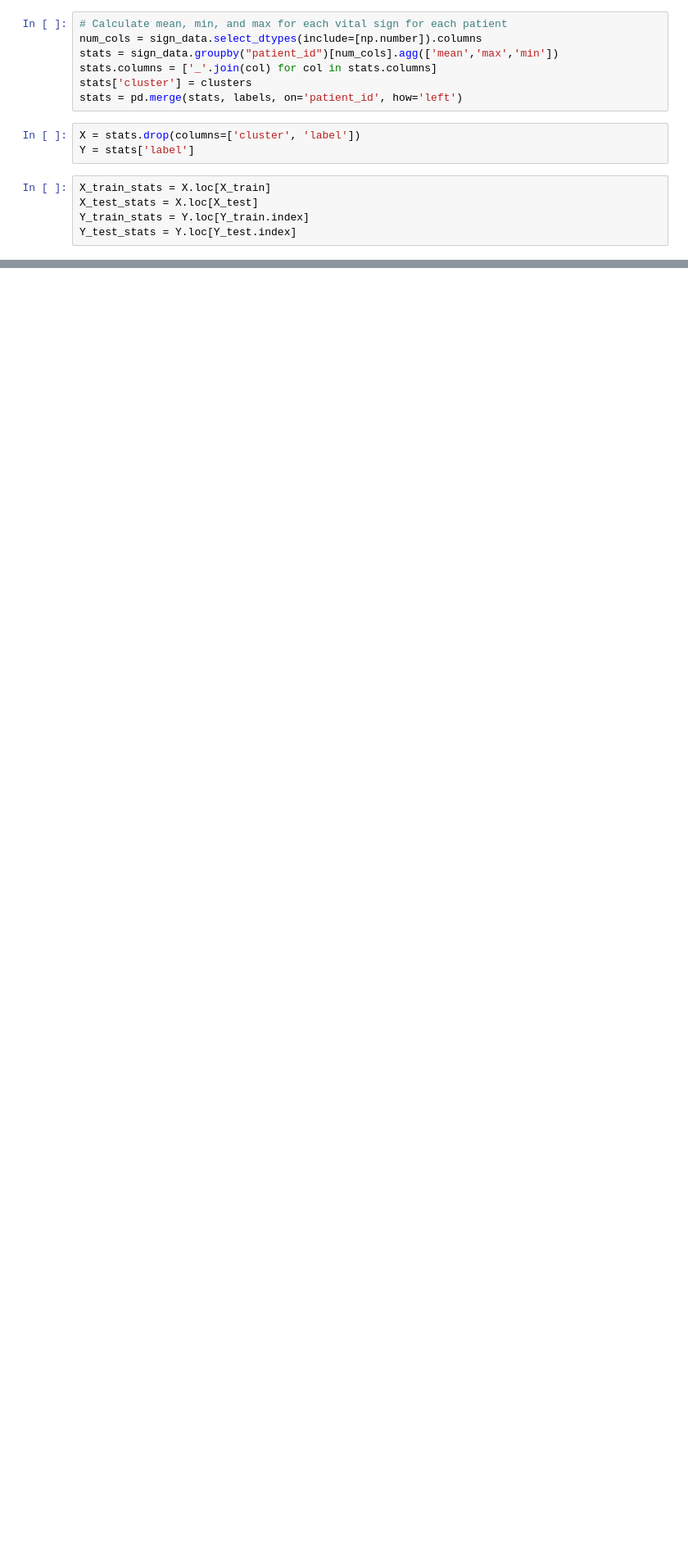
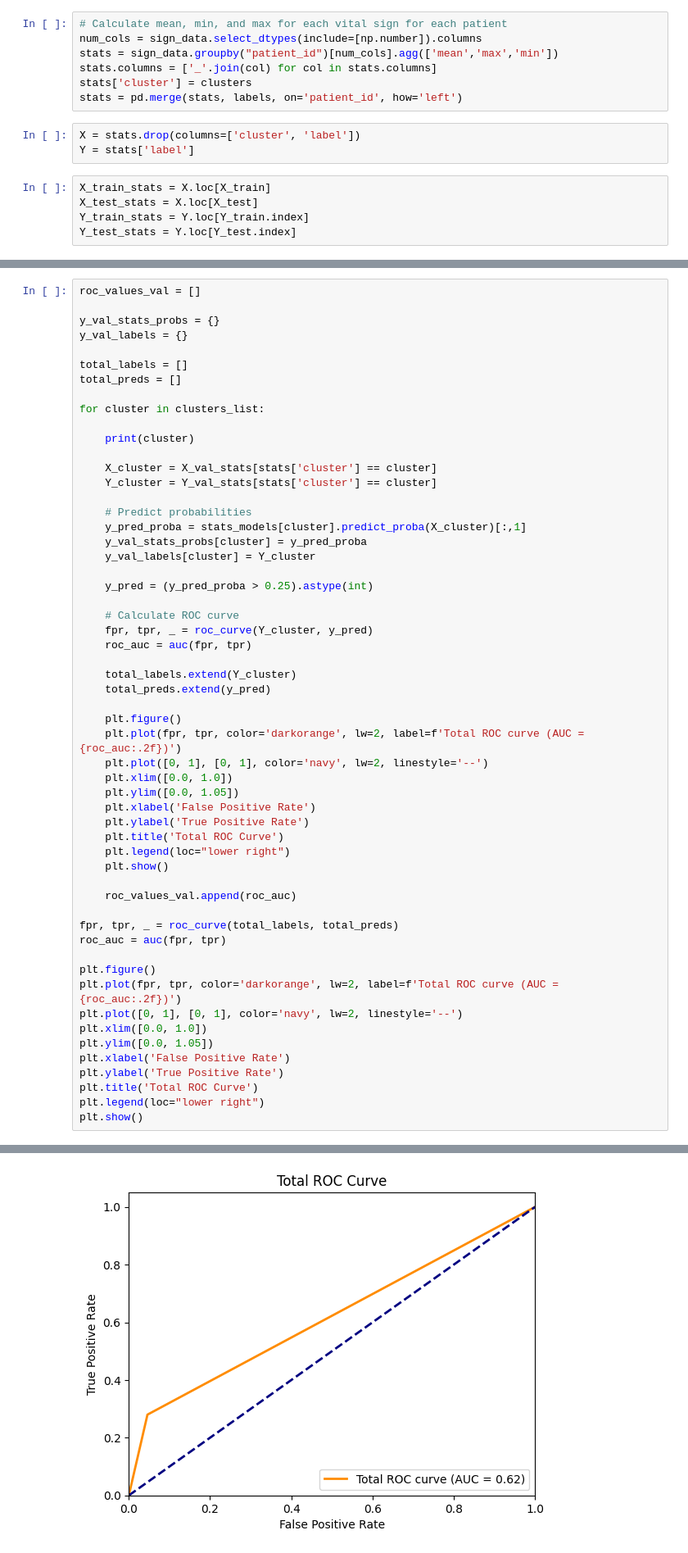
Before and after one commit to StevenEgnaczyk/HealthCarePredictor, a Jupyter notebook: models/radiology.ipynb, the cells around one changed output, grey strips where cells are left out. Shown at 82% size. Drawn from its saved outputs; the diff is of its cells as text; blank space fills up the shorter version.

```diff
--- a/models/radiology.ipynb
+++ b/models/radiology.ipynb
@@ -273,0 +336,57 @@ print(np.average(roc_vals))
+# %%
+roc_values_val = []
+
+y_val_stats_probs = {}
+y_val_labels = {}
+
+total_labels = []
+total_preds = []
+
+for cluster in clusters_list:
+
+    print(cluster)
+
+    X_cluster = X_val_stats[stats['cluster'] == cluster]
+    Y_cluster = Y_val_stats[stats['cluster'] == cluster]
+
+    # Predict probabilities
+    y_pred_proba = stats_models[cluster].predict_proba(X_cluster)[:,1]
+    y_val_stats_probs[cluster] = y_pred_proba
+    y_val_labels[cluster] = Y_cluster
+
+    y_pred = (y_pred_proba > 0.25).astype(int)
+
+    # Calculate ROC curve
+    fpr, tpr, _ = roc_curve(Y_cluster, y_pred)
+    roc_auc = auc(fpr, tpr)
+
+    total_labels.extend(Y_cluster)
+    total_preds.extend(y_pred)
+
+    plt.figure()
+    plt.plot(fpr, tpr, color='darkorange', lw=2, label=f'Total ROC curve (AUC = {roc_auc:.2f})')
+    plt.plot([0, 1], [0, 1], color='navy', lw=2, linestyle='--')
+    plt.xlim([0.0, 1.0])
+    plt.ylim([0.0, 1.05])
+    plt.xlabel('False Positive Rate')
+    plt.ylabel('True Positive Rate')
+    plt.title('Total ROC Curve')
+    plt.legend(loc="lower right")
+    plt.show()
+
+    roc_values_val.append(roc_auc)
+
+fpr, tpr, _ = roc_curve(total_labels, total_preds)
+roc_auc = auc(fpr, tpr)
+
+plt.figure()
+plt.plot(fpr, tpr, color='darkorange', lw=2, label=f'Total ROC curve (AUC = {roc_auc:.2f})')
+plt.plot([0, 1], [0, 1], color='navy', lw=2, linestyle='--')
+plt.xlim([0.0, 1.0])
+plt.ylim([0.0, 1.05])
+plt.xlabel('False Positive Rate')
+plt.ylabel('True Positive Rate')
+plt.title('Total ROC Curve')
+plt.legend(loc="lower right")
+plt.show()
+# %% [output]
@@ -273,0 +394 @@ print(np.average(roc_vals))
+[figure, added]
```
Also changed, not shown: parts of 28 cells of this notebook, 1 other file.
